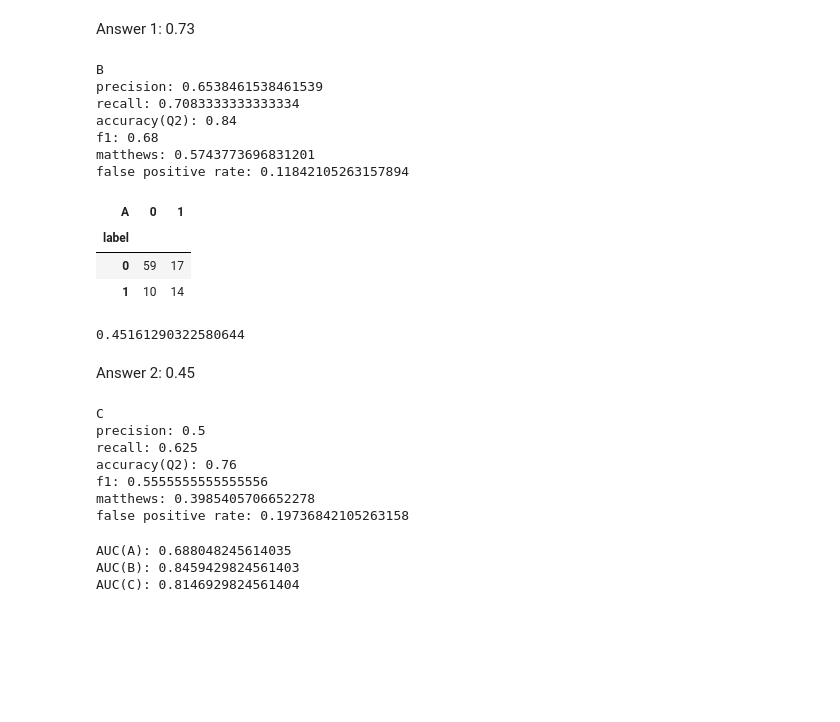
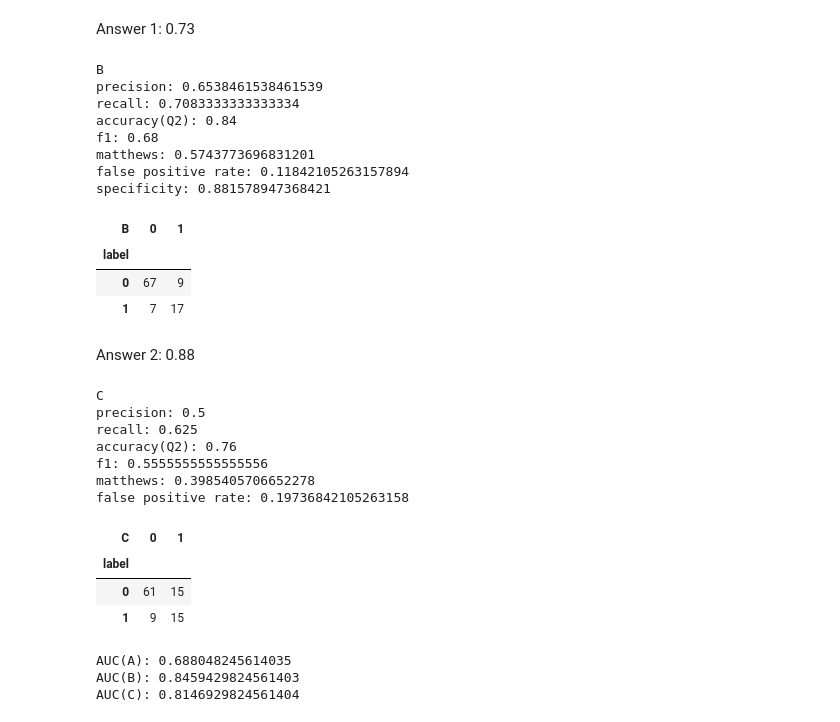
Before and after one commit to megarazor/INIAD_4, a Jupyter notebook: ds2021/AI/ai-07/ai-07-assign1.ipynb, the cells around one changed output. Saved outputs shown, nothing was run; the diff lists cells and outputs as text; code cells hidden in the pictures; blank space fills up the shorter version.

```diff
--- a/ds2021/AI/ai-07/ai-07-assign1.ipynb
+++ b/ds2021/AI/ai-07/ai-07-assign1.ipynb
@@ -65,36 +65,33 @@ Answer 1: 0.73
 # %%
 print('B')
 print('precision:', precision_score(df['label'], df['B']>=0.6))
 print('recall:', recall_score(df['label'], df['B']>=0.6))
 print('accuracy(Q2):', accuracy_score(df['label'], df['B']>=0.6))
 print('f1:', f1_score(df['label'], df['B']>=0.6))
 print('matthews:', matthews_corrcoef(df['label'], df['B']>=0.6))
 #predB = (df['B']>=0.6).astype('int')
 predB = df['B'].map(lambda x: 1 if x >= 0.6 else 0)
 ctB = pd.crosstab(df['label'], predB)
 fpB = ctB.loc[0,1]
 tnB = ctB.loc[0,0]
 print('false positive rate:', fpB/(fpB+tnB))
-display(ctA)
+print('specificity:', tnB/(fpB+tnB))
+display(ctB)
 # %% [output]
 B
 precision: 0.6538461538461539
 recall: 0.7083333333333334
 accuracy(Q2): 0.84
 f1: 0.68
 matthews: 0.5743773696831201
 false positive rate: 0.11842105263157894
+specificity: 0.881578947368421
-| A | 0 | 1 |
+| B | 0 | 1 |
 | label |  |  |
-| 0 | 59 | 17 |
-| 1 | 10 | 14 |
+| 0 | 67 | 9 |
+| 1 | 7 | 17 |
-# %%
-specificity= 14 / (14 + 17)
-print(specificity)
-# %% [output]
-0.45161290322580644
 # %% [markdown]
-Answer 2: 0.45
+Answer 2: 0.88
 # %%
 print('C')
 print('precision:', precision_score(df['label'], df['C']>=0.6))
@@ -108,6 +105,7 @@ ctC = pd.crosstab(df['label'], predC)
 fpC = ctC.loc[0,1]
 tnC = ctC.loc[0,0]
 print('false positive rate:', fpC/(fpC+tnC))
+display(ctC)
 # %% [output]
 C
 precision: 0.5
@@ -116,6 +114,10 @@ accuracy(Q2): 0.76
 f1: 0.5555555555555556
 matthews: 0.3985405706652278
 false positive rate: 0.19736842105263158
+| C | 0 | 1 |
+| label |  |  |
+| 0 | 61 | 15 |
+| 1 | 9 | 15 |
 # %%
 y_true = df['label']
 y_score = df['A']
```
Also changed, not shown: parts of 1 cell of this notebook, 9 other files.
